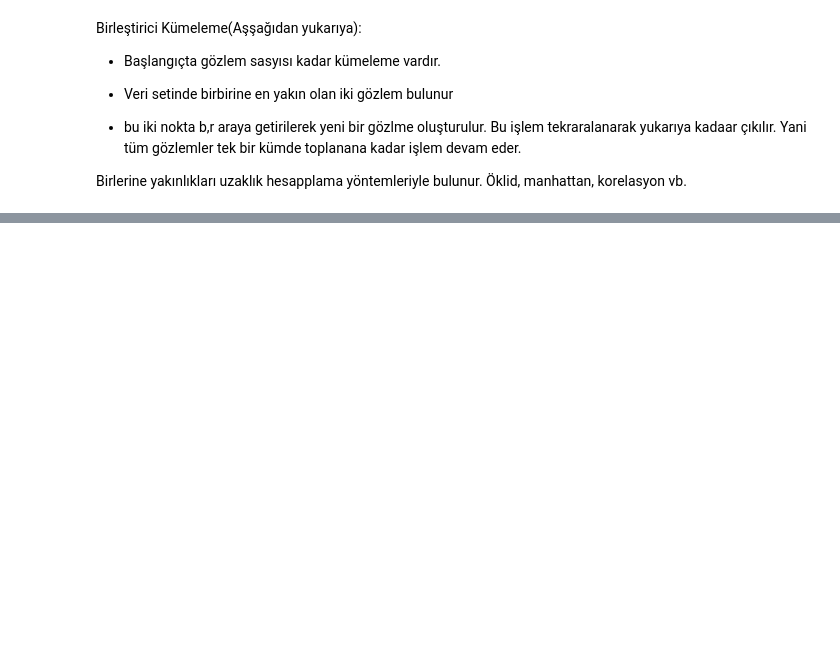
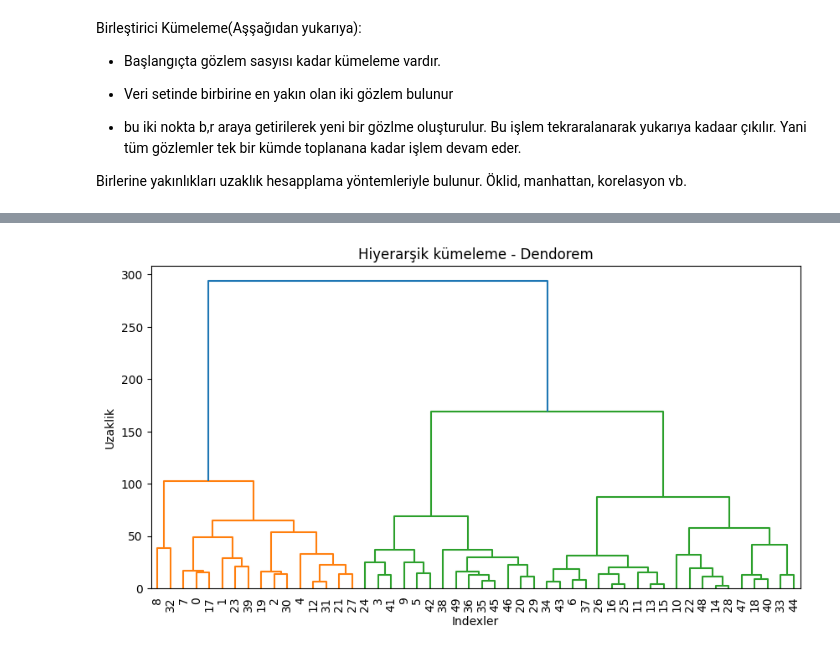
Before and after one commit to GokceSoylu/Machine_Learing, a Jupyter notebook: HierarchicalClustreing/hierarchical.ipynb, the cells around one changed output, grey strips where cells are left out. Saved outputs shown, nothing was run; the diff lists cells and outputs as text; code cells hidden in the pictures; blank space fills up the shorter version.

```diff
--- a/HierarchicalClustreing/hierarchical.ipynb
+++ b/HierarchicalClustreing/hierarchical.ipynb
@@ -25,0 +35,7 @@ Birlerine yakınlıkları uzaklık hesapplama yöntemleriyle bulunur. Öklid, ma
+# %%
+data=pd.read_csv("USArrests.csv")
+df=data.copy()
+df.index=df.iloc[:,0]
+df=df.iloc[:,1:5]
+df=df.rename_axis(index=None)
+df.head()
@@ -25,0 +49,5 @@ Birlerine yakınlıkları uzaklık hesapplama yöntemleriyle bulunur. Öklid, ma
+# %%
+from scipy.cluster.hierarchy import linkage
+complete=linkage(df,"complete")
+average=linkage(df,"average")
+single=linkage(df,"single")
@@ -25,0 +74,11 @@ Birlerine yakınlıkları uzaklık hesapplama yöntemleriyle bulunur. Öklid, ma
+# %%
+#hocam dendogram ile küme sayısını belirleyeceğiz
+from scipy.cluster.hierarchy import dendrogram
+
+plt.figure(figsize=(10,5))
+plt.title("Hiyerarşik kümeleme - Dendorem")
+plt.xlabel("Indexler")
+plt.ylabel("Uzaklik")
+dendrogram(complete, leaf_font_size=10);#leaf_fontsize aman birşey değil alttaki yazının büyüklüğnü ifasde ediyor :)
+# %% [output]
+[figure, added]
```
Also changed, not shown: parts of 7 cells of this notebook.
